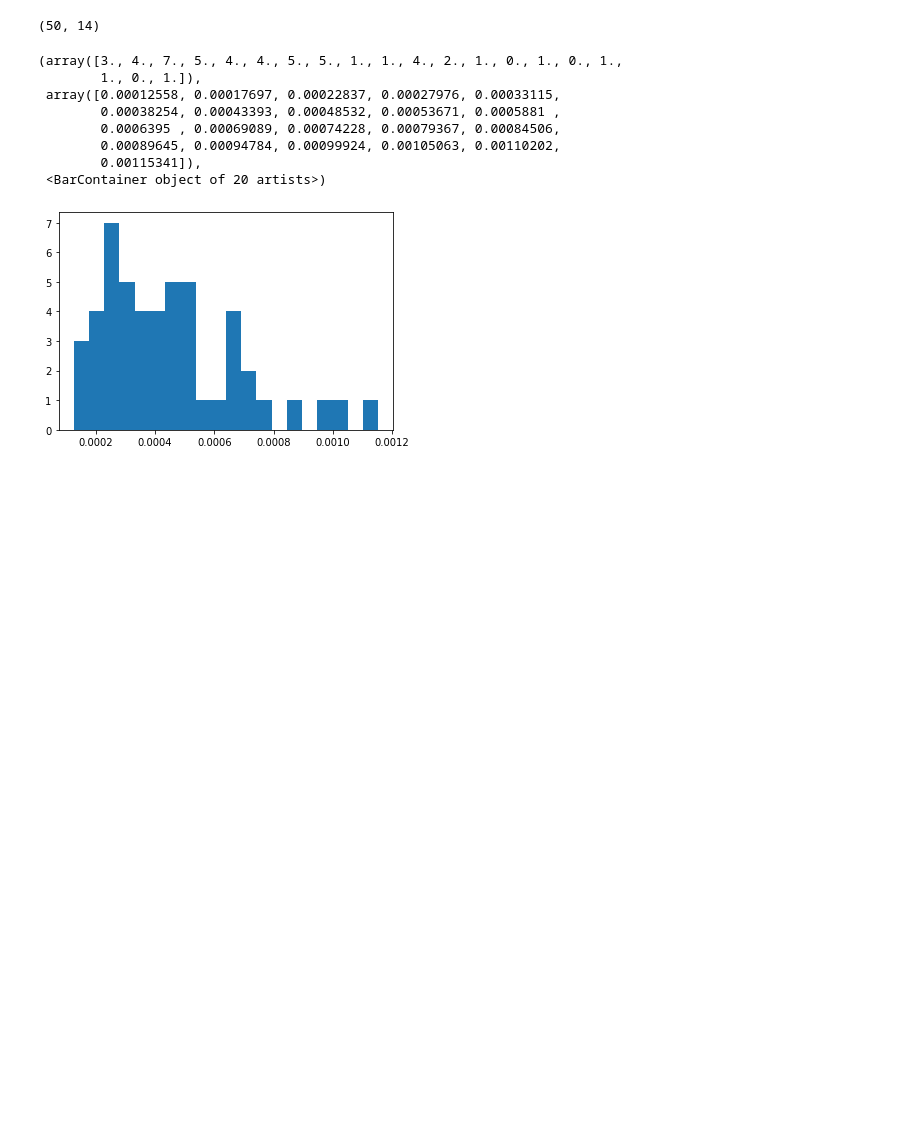
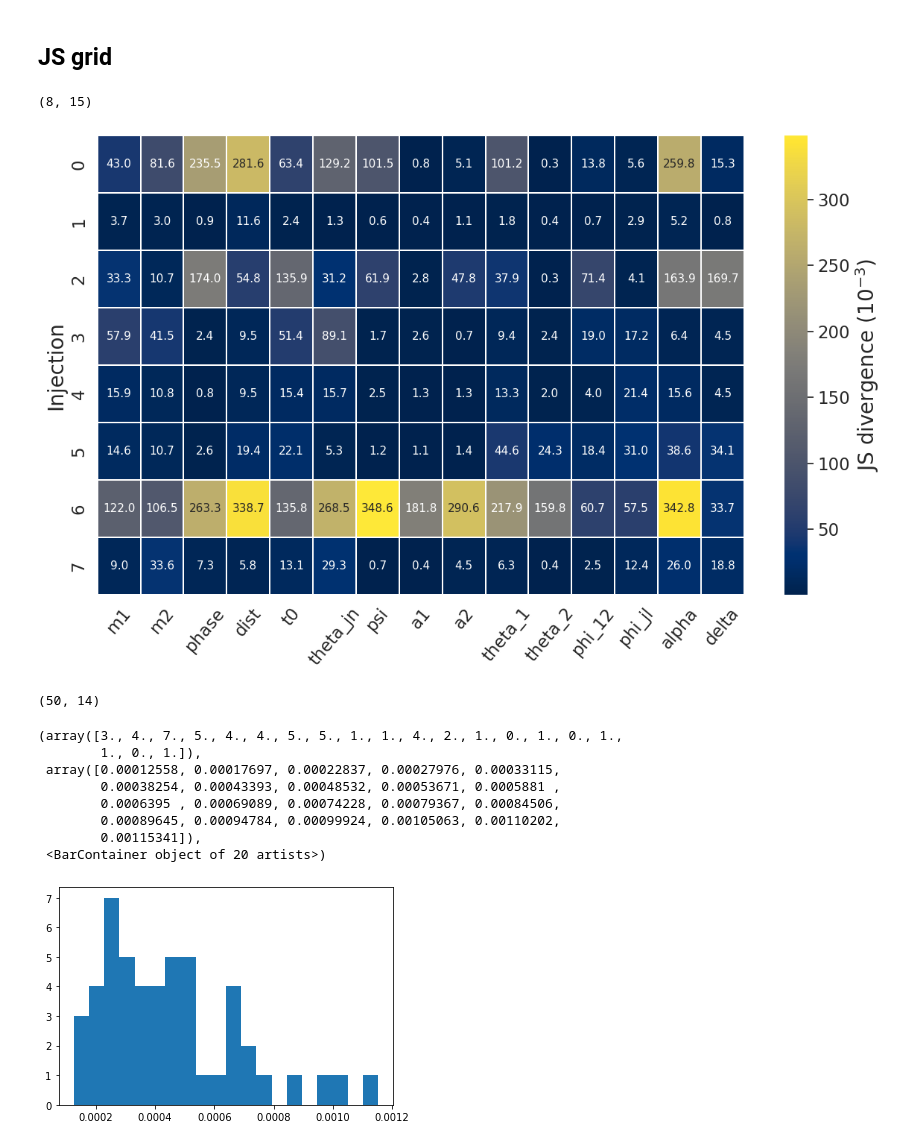
Before and after one commit to jcbayley/vitamin, a Jupyter notebook: notebooks/JS_div.ipynb, the cells around one changed output. Saved outputs shown, nothing was run; the diff lists cells and outputs as text; code cells hidden in the pictures; blank space fills up the shorter version.

```diff
--- a/notebooks/JS_div.ipynb
+++ b/notebooks/JS_div.ipynb
@@ -87,0 +96,16 @@ ax.set_yscale("log")
+# %% [markdown]
+## JS grid
+# %%
+np.shape(par_vals)
+# %% [output]
+(8, 15)
+# %%
+seaborn.set(font_scale=1.5)
+fig, ax = plt.subplots(figsize = (14,8))
+hm = seaborn.heatmap(par_vals*1e3, annot=True, fmt='0.1f', annot_kws = {"fontsize":11}, cmap="cividis", cbar_kws={'label': 'JS divergence ($10^{-3}$)'}, linewidths=0.05)
+ax.set_xticks(np.arange(15) + 0.5,labels=labels, rotation=50)
+ax.set_ylabel("Injection", fontsize=20)
+ax.collections[0].colorbar.set_label('JS divergence ($10^{-3}$)', fontsize=20)
+plt.show()
+# %% [output]
+[figure, added]
```
Also changed, not shown: parts of 10 cells of this notebook, 7 other files.
